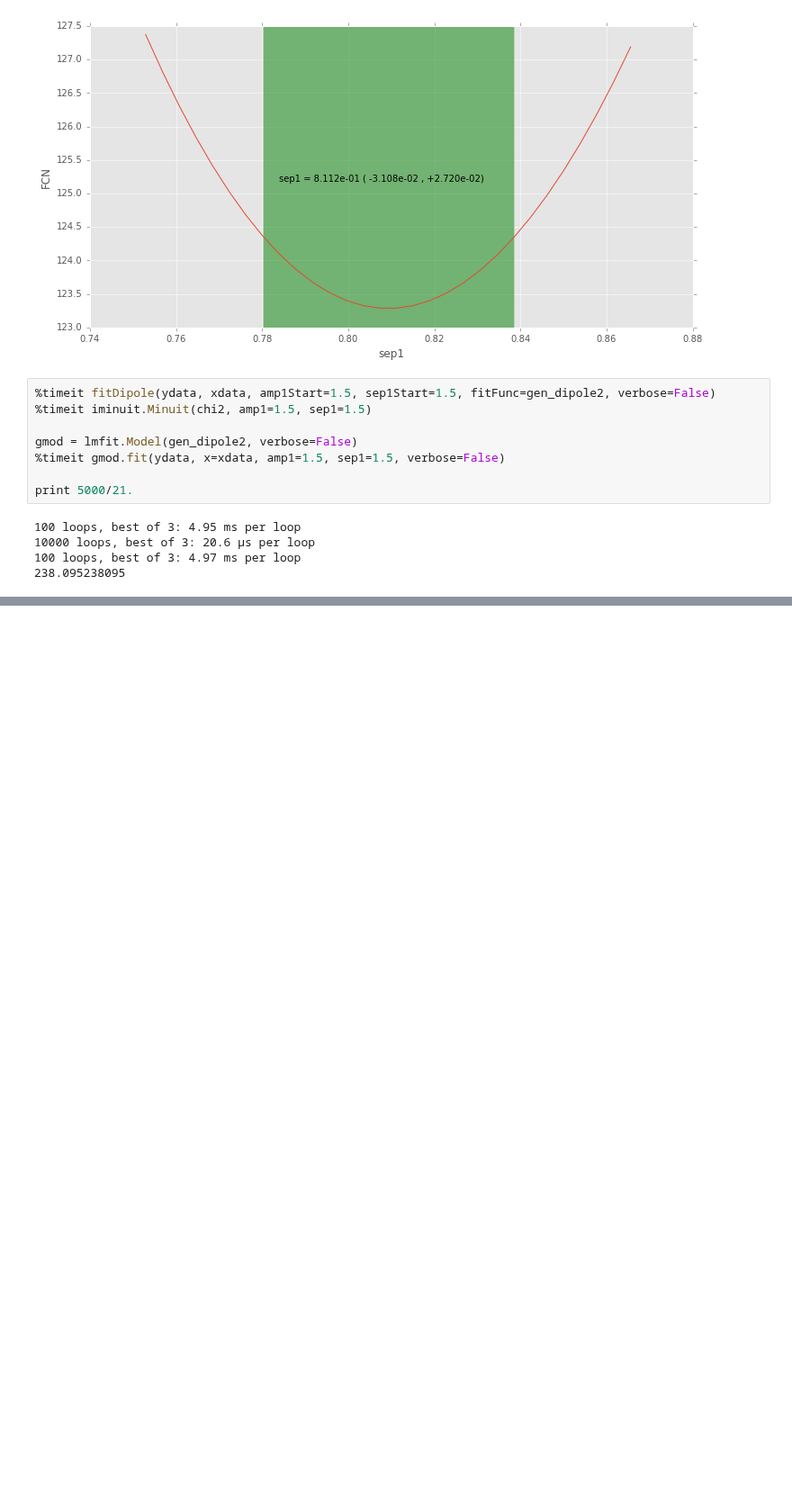
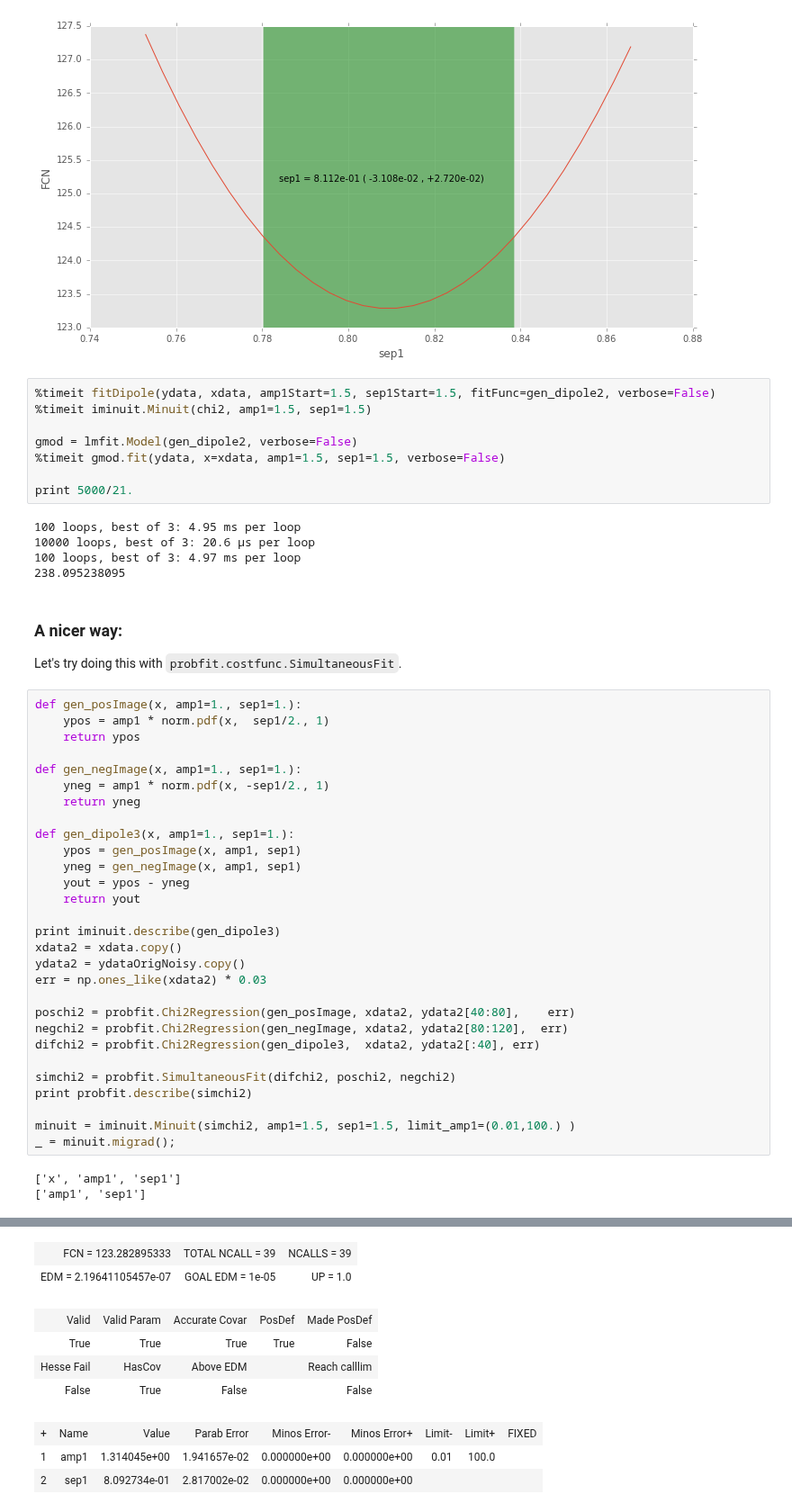
Before and after one commit to djreiss/lsst-dipole, a Jupyter notebook: notebooks/test_notebooks/test iminuit.ipynb, the cells around one changed output, grey strips where cells are left out. Shown at 90% size. Cells and saved outputs as stored; diff of their text form; blank space fills up the shorter version.

```diff
--- a/notebooks/test_notebooks/test iminuit.ipynb
+++ b/notebooks/test_notebooks/test iminuit.ipynb
@@ -388,3 +388,39 @@ print 5000/21.
 10000 loops, best of 3: 20.6 µs per loop
 100 loops, best of 3: 4.97 ms per loop
 238.095238095
+# %% [markdown]
+### A nicer way:
+
+Let's try doing this with `probfit.costfunc.SimultaneousFit`.
+# %%
+def gen_posImage(x, amp1=1., sep1=1.):
+    ypos = amp1 * norm.pdf(x,  sep1/2., 1)
+    return ypos
+
+def gen_negImage(x, amp1=1., sep1=1.):
+    yneg = amp1 * norm.pdf(x, -sep1/2., 1)
+    return yneg
+
+def gen_dipole3(x, amp1=1., sep1=1.):
+    ypos = gen_posImage(x, amp1, sep1)
+    yneg = gen_negImage(x, amp1, sep1)
+    yout = ypos - yneg
+    return yout
+
+print iminuit.describe(gen_dipole3)
+xdata2 = xdata.copy()
+ydata2 = ydataOrigNoisy.copy()
+err = np.ones_like(xdata2) * 0.03
+
+poschi2 = probfit.Chi2Regression(gen_posImage, xdata2, ydata2[40:80],    err)
+negchi2 = probfit.Chi2Regression(gen_negImage, xdata2, ydata2[80:120],  err)
+difchi2 = probfit.Chi2Regression(gen_dipole3,  xdata2, ydata2[:40], err)
+
+simchi2 = probfit.SimultaneousFit(difchi2, poschi2, negchi2)
+print probfit.describe(simchi2)
+
+minuit = iminuit.Minuit(simchi2, amp1=1.5, sep1=1.5, limit_amp1=(0.01,100.) )
+_ = minuit.migrad();
+# %% [output]
+['x', 'amp1', 'sep1']
+['amp1', 'sep1']
@@ -390,0 +428,9 @@ print 5000/21.
+| FCN = 123.282895333 | TOTAL NCALL = 39 | NCALLS = 39 |
+| EDM = 2.19641105457e-07 | GOAL EDM = 1e-05 | UP = 1.0 |
+| Valid | Valid Param | Accurate Covar | PosDef | Made PosDef |
+| True | True | True | True | False |
+| Hesse Fail | HasCov | Above EDM |  | Reach calllim |
+| False | True | False |  | False |
+| + | Name | Value | Parab Error | Minos Error- | Minos Error+ | Limit- | Limit+ | FIXED |
+| 1 | amp1 | 1.314045e+00 | 1.941657e-02 | 0.000000e+00 | 0.000000e+00 | 0.01 | 100.0 |  |
+| 2 | sep1 | 8.092734e-01 | 2.817002e-02 | 0.000000e+00 | 0.000000e+00 |  |  |  |
```
Also changed, not shown: parts of 3 cells of this notebook.
